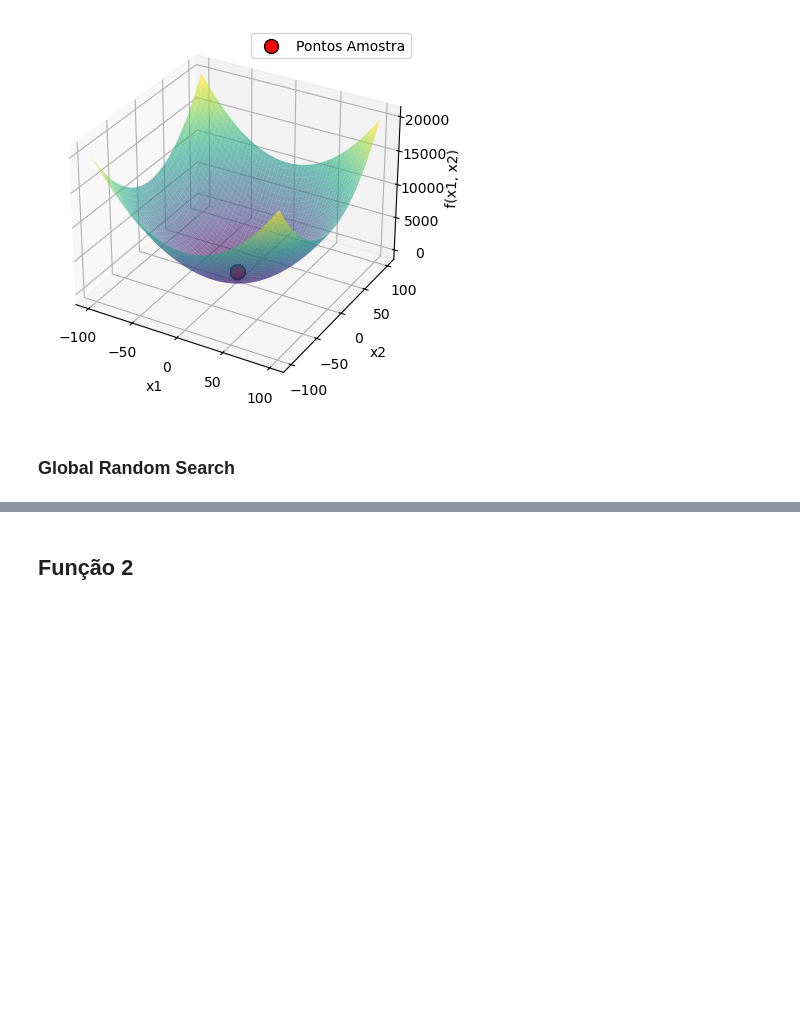
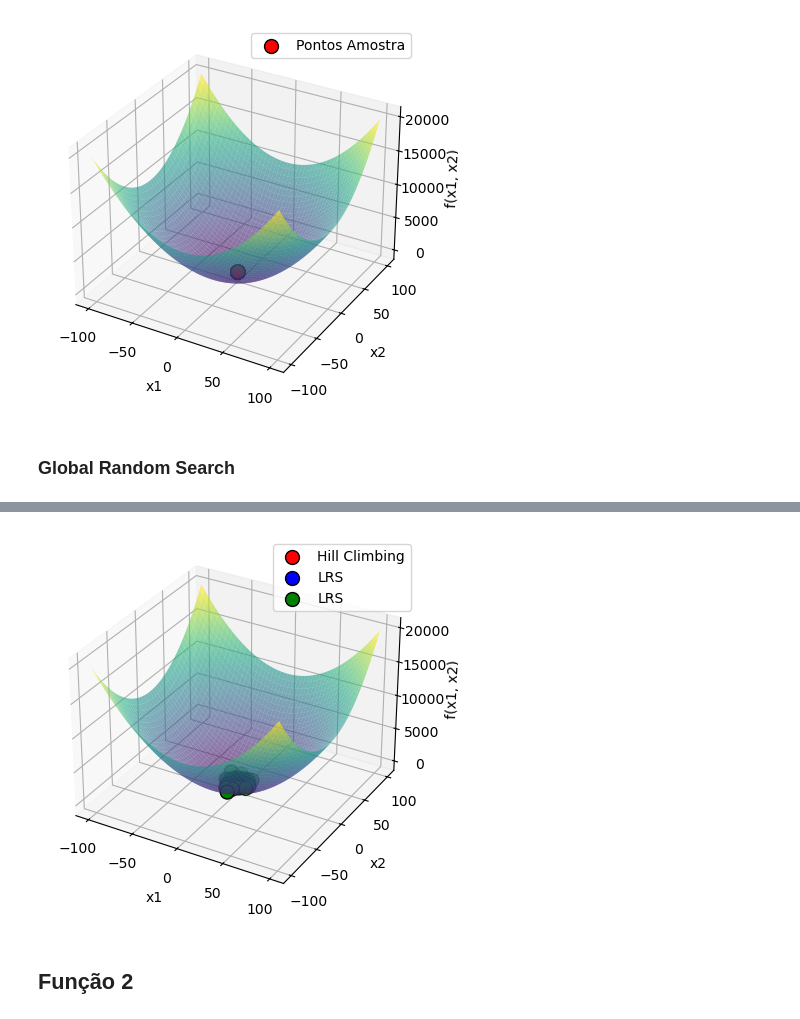
Before and after one commit to henriquefac/trabalho_IA, a Jupyter notebook: algoritmo/parte1/noteboock.ipynb, the cells around one changed output, grey strips where cells are left out. Saved outputs shown, nothing was run; the diff lists cells and outputs as text; code cells hidden in the pictures; blank space fills up the shorter version.

```diff
--- a/algoritmo/parte1/noteboock.ipynb
+++ b/algoritmo/parte1/noteboock.ipynb
@@ -47,7 +47,6 @@ obj = ex1(Hill_climb, sigma_desvio = 0.1, x_opt= np.array(
 ))
 tester_ex1_HC = Tr(obj)
 tester_ex1_HC.rounds()
-lista_coordenadas = [(x[0], x[1], z) for x, z in zip(tester_ex1_HC.lista_solucoes, tester_ex1_HC.lista_ress)]
-print(tester_ex1_HC.lista_ress)
-Pf.plot(obj.func, lista_coordenadas, obj.limite)
+lista_coordenadas1 = [(x[0], x[1], z) for x, z in zip(tester_ex1_HC.lista_solucoes, tester_ex1_HC.lista_ress)]
+Pf.plot(obj.func, lista_coordenadas1, obj.limite)
 # %% [output]
@@ -59,8 +57,8 @@ Pf.plot(obj.func, lista_coordenadas, obj.limite)
 obj = ex1(LRS, sigma_desvio = 0.1)
 tester_ex1_LRS = Tr(obj)
 tester_ex1_LRS.rounds()
-lista_coordenadas = [(x[0], x[1], z) for x, z in zip(tester_ex1_LRS.lista_solucoes, tester_ex1_LRS.lista_ress)]
-Pf.plot(obj.func, lista_coordenadas, obj.limite)
+lista_coordenadas2 = [(x[0], x[1], z) for x, z in zip(tester_ex1_LRS.lista_solucoes, tester_ex1_LRS.lista_ress)]
+Pf.plot(obj.func, lista_coordenadas2, obj.limite)
 # %% [output]
 [figure]
 # %% [markdown]
@@ -76,3 +74,7 @@ Pf.plot(obj.func, lista_coordenadas, obj.limite)
+# %%
+Pf.plot_full(obj.func, lista_coordenadas1, lista_coordenadas2, lista_coordenadas3, obj.limite)
+# %% [output]
+[figure, added]
 # %% [markdown]
 ## Função 2
 # %% [markdown]
```
Also changed, not shown: parts of 40 cells of this notebook, 31 other files.
